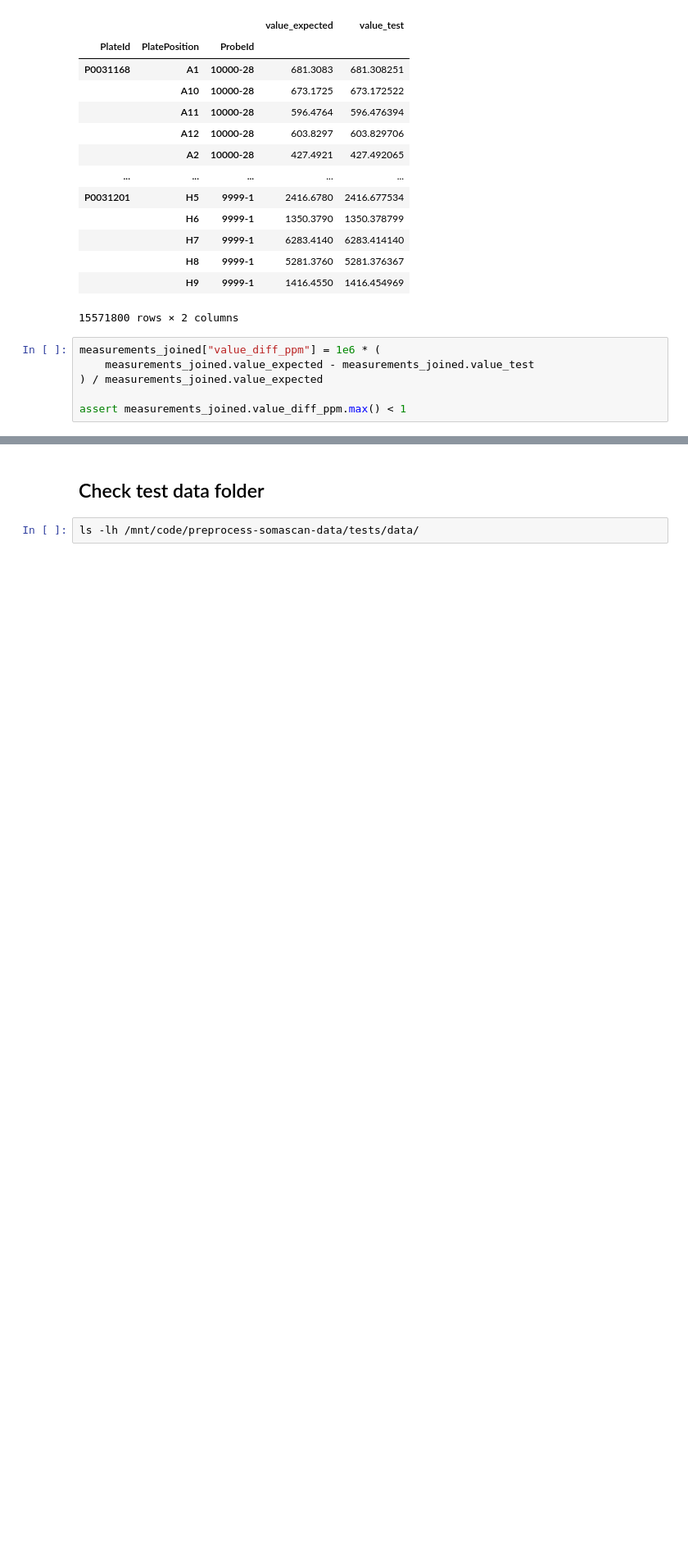
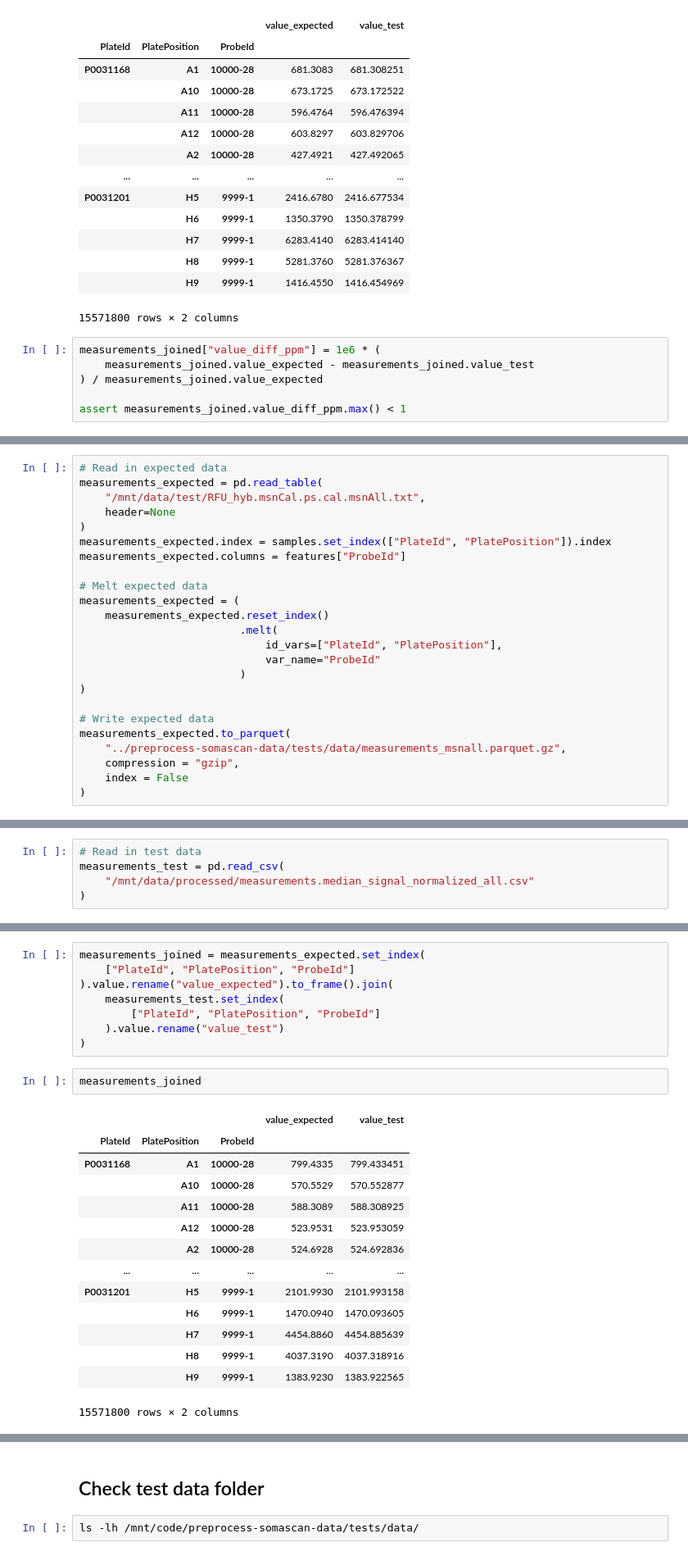
Before and after one commit to AnthonyOfSeattle/domino-somascan-pipeline, a Jupyter notebook: notebooks/2026_08_31_build_test_datasets.ipynb, the cells around one changed output, grey strips where cells are left out. Shown at 82% size. Drawn from its saved outputs; the diff is of its cells as text; blank space fills up the shorter version.

Commit message:
Add msnall test data

```diff
--- a/notebooks/2026_08_31_build_test_datasets.ipynb
+++ b/notebooks/2026_08_31_build_test_datasets.ipynb
@@ -373,0 +376,24 @@ assert measurements_joined.value_diff_ppm.max() < 1
+# %%
+# Read in expected data
+measurements_expected = pd.read_table(
+    "/mnt/data/test/RFU_hyb.msnCal.ps.cal.msnAll.txt",
+    header=None
+)
+measurements_expected.index = samples.set_index(["PlateId", "PlatePosition"]).index
+measurements_expected.columns = features["ProbeId"]
+
+# Melt expected data
+measurements_expected = (
+    measurements_expected.reset_index()
+                         .melt(
+                             id_vars=["PlateId", "PlatePosition"],
+                             var_name="ProbeId"
+                         )
+)
+
+# Write expected data
+measurements_expected.to_parquet(
+    "../preprocess-somascan-data/tests/data/measurements_msnall.parquet.gz",
+    compression = "gzip",
+    index = False
+)
@@ -373,0 +416,5 @@ assert measurements_joined.value_diff_ppm.max() < 1
+# %%
+# Read in test data
+measurements_test = pd.read_csv(
+    "/mnt/data/processed/measurements.median_signal_normalized_all.csv"
+)
@@ -373,0 +437,25 @@ assert measurements_joined.value_diff_ppm.max() < 1
+# %%
+measurements_joined = measurements_expected.set_index(
+    ["PlateId", "PlatePosition", "ProbeId"]
+).value.rename("value_expected").to_frame().join(
+    measurements_test.set_index(
+        ["PlateId", "PlatePosition", "ProbeId"]
+    ).value.rename("value_test")
+)
+# %%
+measurements_joined
+# %% [output]
+|  |  |  | value_expected | value_test |
+| PlateId | PlatePosition | ProbeId |  |  |
+| P0031168 | A1 | 10000-28 | 799.4335 | 799.433451 |
+|  | A10 | 10000-28 | 570.5529 | 570.552877 |
+|  | A11 | 10000-28 | 588.3089 | 588.308925 |
+|  | A12 | 10000-28 | 523.9531 | 523.953059 |
+|  | A2 | 10000-28 | 524.6928 | 524.692836 |
+| ... | ... | ... | ... | ... |
+| P0031201 | H5 | 9999-1 | 2101.9930 | 2101.993158 |
+|  | H6 | 9999-1 | 1470.0940 | 1470.093605 |
+|  | H7 | 9999-1 | 4454.8860 | 4454.885639 |
+|  | H8 | 9999-1 | 4037.3190 | 4037.318916 |
+|  | H9 | 9999-1 | 1383.9230 | 1383.922565 |
+15571800 rows × 2 columns
```
Also changed, not shown: parts of 4 cells of this notebook, 1 other file.
